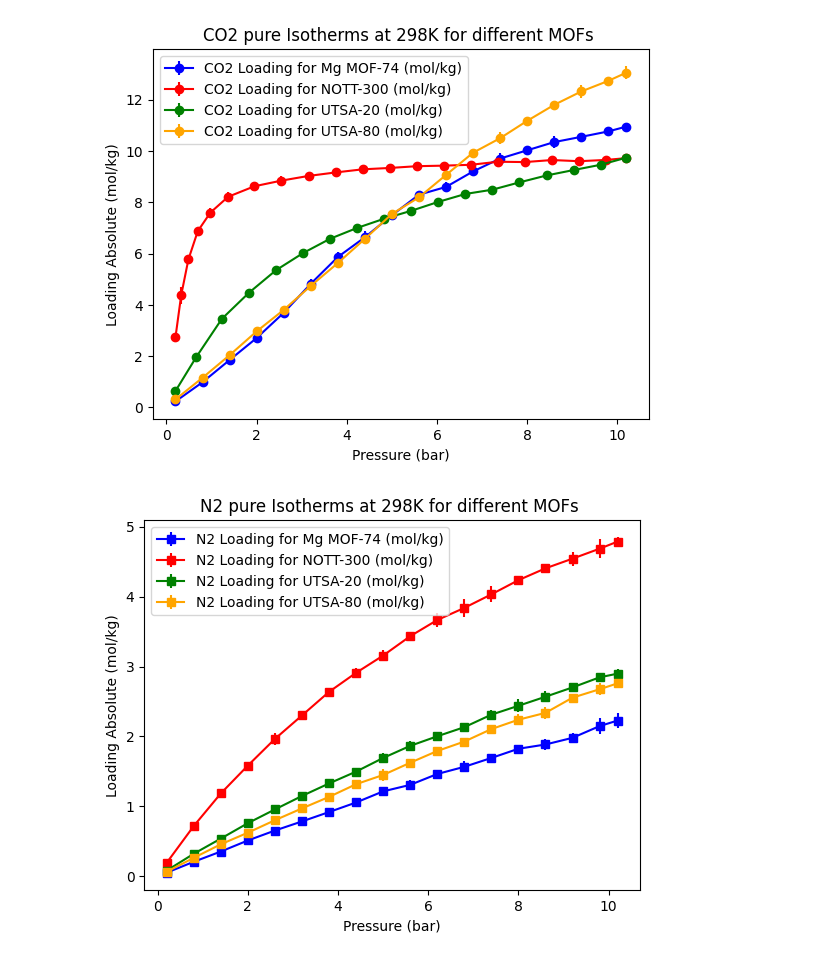
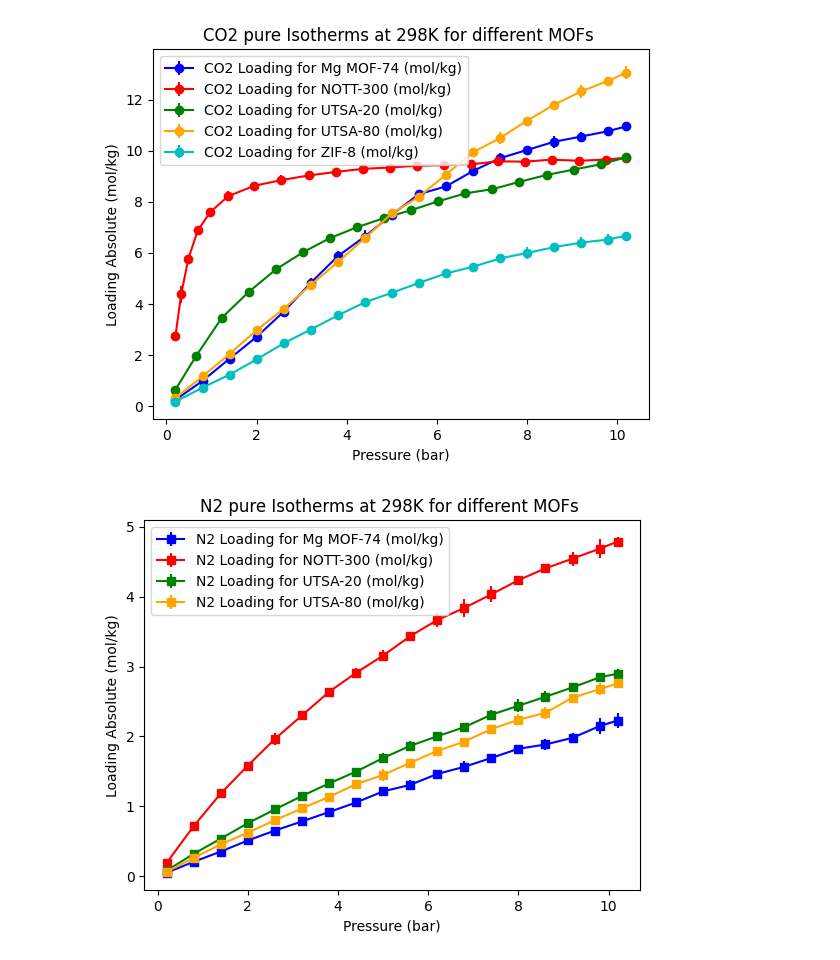
Before and after one commit to LeaMourot/Modeling_lab, a Jupyter notebook: graph_project.ipynb, the cells around one changed output. Drawn from its saved outputs; the diff is of its cells as text; code cells hidden in the pictures.

Commit message:
graph projet au propre

```diff
--- a/graph_project.ipynb
+++ b/graph_project.ipynb
@@ -32,34 +32,44 @@ data_C02_UTSA_80 = {
     'pressure': [0.2, 0.8, 1.4, 2.0, 2.6, 3.2, 3.8, 4.4, 5.0, 5.6, 6.2, 6.8, 7.4, 8.0, 8.6, 9.2, 9.8, 10.2],
     'pressure_unit': 'bar',
     'loading_absolute_dev': [0.016993090008819, 0.083292720037352, 0.08070170961316, 0.15307915555637, 0.094663259005052, 0.12600803337052, 0.093450108445972, 0.19973120446116, 0.07856851686949, 0.16752161134162, 0.14393370317449, 0.14825684903336, 0.24229073845879, 0.1137731285993, 0.1052134801731, 0.26486121310362, 0.092081482076836, 0.26199877460714],
     'loading_absolute_unit': 'mol/kg',
     'loading_absolute_average': [0.31424485381695, 1.1580909367748, 2.038693985348, 2.9664843410745, 3.8041249233618, 4.7398294176147, 5.6300892453135, 6.571769721719, 7.5454467796638, 8.1926294954818, 9.0655394233608, 9.9333829424732, 10.499469115282, 11.176310724031, 11.800907117546, 12.322322186213, 12.73597406036, 13.056237399758],
 
 }
 
+data_C02_ZIF_8 = {
+    'pressure': [0.2, 0.8, 1.4, 2.0, 2.6, 3.2, 3.8, 4.4, 5.0, 5.6, 6.2, 6.8, 7.4, 8.0, 8.6, 9.2, 9.8, 10.2],
+    'pressure_unit': 'bar',
+    'loading_absolute_dev': [0.010073555904033, 0.023498820796776, 0.044495885986833, 0.083627300420311, 0.048057990841905, 0.10971861719071, 0.10627134008481, 0.13765836320995, 0.087492726327806, 0.13497869704525, 0.088921203142253, 0.12607651835773, 0.121634611336, 0.22601827443966, 0.139893031338, 0.20181218855511, 0.20111112449173, 0.093057956919987],
+    'loading_absolute_unit': 'mol/kg',
+    'loading_absolute_average': [0.16863404693292, 0.7170356655534, 1.227697601413, 1.8236514033812, 2.4540954126362, 2.9938836328871, 3.5469992793082, 4.0608374630256, 4.4329985160679, 4.8204000667568, 5.1898333910912, 5.4522903214342, 5.7803317356437, 5.993213569738, 6.221143678986, 6.3982355156039, 6.5196102896543, 6.6732784425018]
+
+}
 # Création de la figure
 fig, ax1 = plt.subplots()
 
 # Tracé de la charge absolue CO2 en fonction de la pression
 ax1.errorbar(data_CO2_Mg_MOF_74['pressure'], data_CO2_Mg_MOF_74['loading_absolute_average'], yerr=data_CO2_Mg_MOF_74['loading_absolute_dev'], fmt='-o', color='b', label='CO2 Loading for Mg MOF-74 (mol/kg)')
 # Tracé de la charge absolue C02 en fonction de la pression
 ax1.errorbar(data_C02_NOTT_300['pressure'], data_C02_NOTT_300['loading_absolute_average'], yerr=data_C02_NOTT_300['loading_absolute_dev'], fmt='-o', color='r', label='CO2 Loading for NOTT-300 (mol/kg)')
 # Tracé de la charge absolue C02 en fonction de la pression
 ax1.errorbar(data_C02_UTSA_20['pressure'], data_C02_UTSA_20['loading_absolute_average'], yerr=data_C02_UTSA_20['loading_absolute_dev'], fmt='-o', color='g', label='CO2 Loading for UTSA-20 (mol/kg)')
 # Tracé de la charge absolue CO2 en fonction de la pression
 ax1.errorbar(data_C02_UTSA_80['pressure'], data_C02_UTSA_80['loading_absolute_average'], yerr=data_C02_UTSA_80['loading_absolute_dev'], fmt='-o', color='orange', label='CO2 Loading for UTSA-80 (mol/kg)')
+# Tracé de la charge absolue CO2 en fonction de la pression
+ax1.errorbar(data_C02_ZIF_8['pressure'], data_C02_ZIF_8['loading_absolute_average'], yerr=data_C02_ZIF_8['loading_absolute_dev'], fmt='-o', color='c', label='CO2 Loading for ZIF-8 (mol/kg)')
 
 
 # Paramètres des axes
 ax1.set_xlabel(f"Pressure ({data_CO2_Mg_MOF_74['pressure_unit']})")
 ax1.set_ylabel(f"Loading Absolute ({data_CO2_Mg_MOF_74['loading_absolute_unit']})")
 
 # Légendes et affichage
 ax1.legend()
 plt.title("CO2 pure Isotherms at 298K for different MOFs ")
 plt.show()
 # %% [output]
-[figure, old version]
+[figure, new version]
 # %%
 import matplotlib.pyplot as plt
 
```
